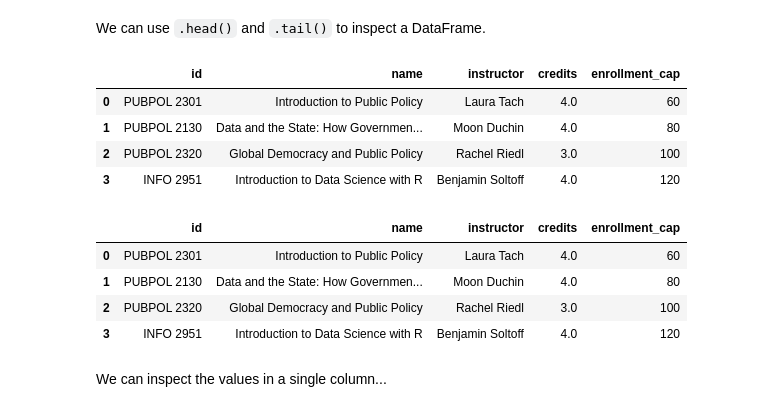
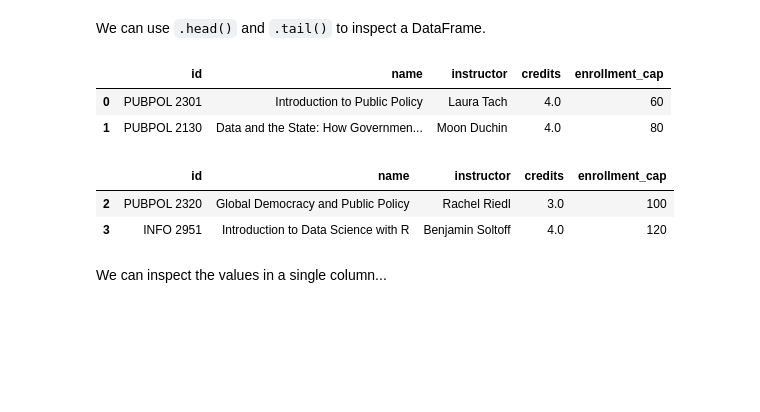
Before and after one commit to PUBPOL-2130/notebooks, a Jupyter notebook: Week1.ipynb, the cells around one changed output. Cells and saved outputs as stored; diff of their text form; code cells hidden in the pictures; blank space fills up the shorter version.

```diff
--- a/Week1.ipynb
+++ b/Week1.ipynb
@@ -114,19 +115,15 @@ df.describe()
 # %% [markdown]
 We can use `.head()` and `.tail()` to inspect a DataFrame.
 # %%
-df.head(4)  # Shows the first 2 rows
+df.head(2)  # Shows the first 2 rows
 # %% [output]
 |  | id | name | instructor | credits | enrollment_cap |
 | 0 | PUBPOL 2301 | Introduction to Public Policy | Laura Tach | 4.0 | 60 |
 | 1 | PUBPOL 2130 | Data and the State: How Governmen... | Moon Duchin | 4.0 | 80 |
-| 2 | PUBPOL 2320 | Global Democracy and Public Policy | Rachel Riedl | 3.0 | 100 |
-| 3 | INFO 2951 | Introduction to Data Science with R | Benjamin Soltoff | 4.0 | 120 |
 # %%
-df.tail(4)  # Shows the last 2 rows
+df.tail(2)  # Shows the last 2 rows
 # %% [output]
 |  | id | name | instructor | credits | enrollment_cap |
-| 0 | PUBPOL 2301 | Introduction to Public Policy | Laura Tach | 4.0 | 60 |
-| 1 | PUBPOL 2130 | Data and the State: How Governmen... | Moon Duchin | 4.0 | 80 |
 | 2 | PUBPOL 2320 | Global Democracy and Public Policy | Rachel Riedl | 3.0 | 100 |
 | 3 | INFO 2951 | Introduction to Data Science with R | Benjamin Soltoff | 4.0 | 120 |
 # %% [markdown]
```
Also changed, not shown: parts of 20 cells of this notebook.
